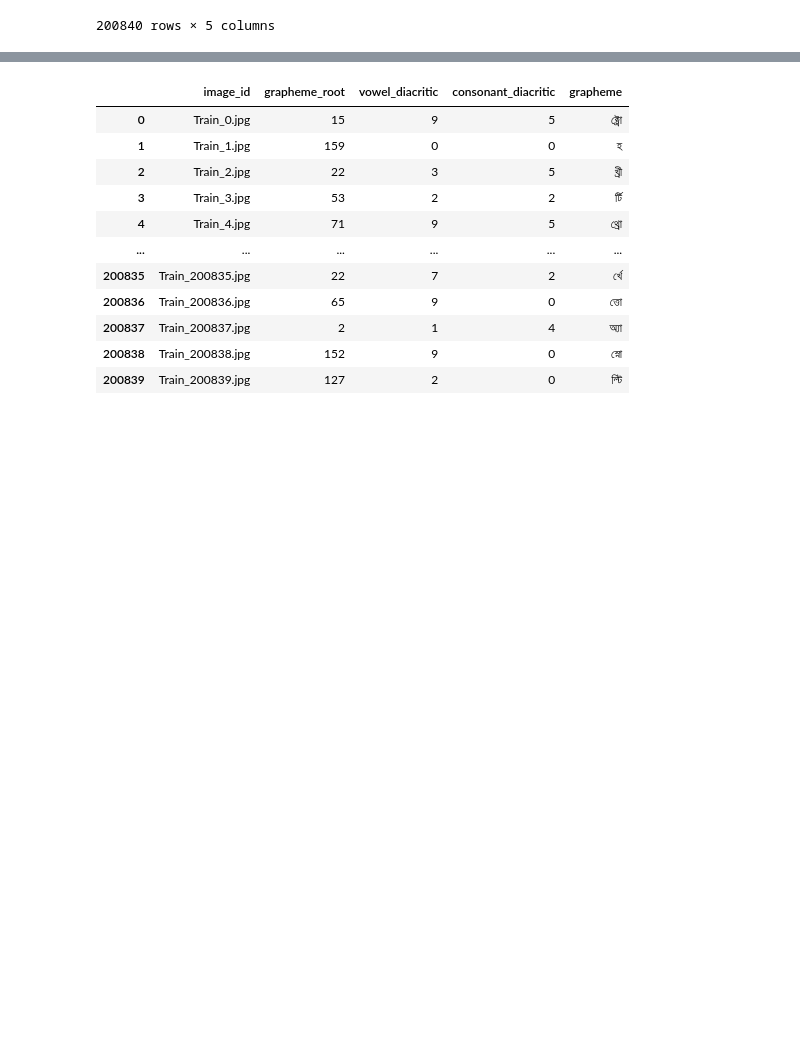
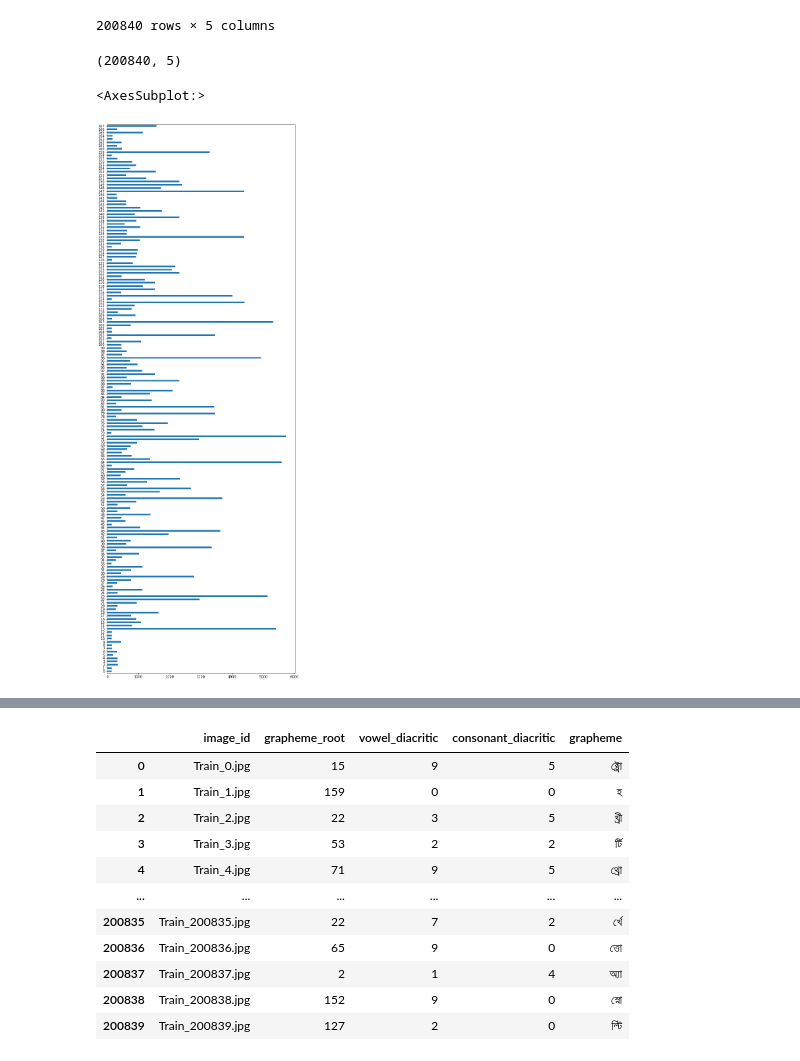
Before and after one commit to bethsung1011/capstone_2, a Jupyter notebook: src/3_29_2021_dry_run.ipynb, the cells around one changed output, grey strips where cells are left out. Saved outputs shown, nothing was run; the diff lists cells and outputs as text; code cells hidden in the pictures; blank space fills up the shorter version.

```diff
--- a/src/3_29_2021_dry_run.ipynb
+++ b/src/3_29_2021_dry_run.ipynb
@@ -50,3 +50,13 @@ df_index
 | 200838 | Train_200838 | 152 | 9 | 0 | স্নো |
 | 200839 | Train_200839 | 127 | 2 | 0 | ল্টি |
 200840 rows × 5 columns
+# %%
+df_index.shape
+# %% [output]
+(200840, 5)
+# %%
+plt.figure(figsize=(10,30))
+df_index['grapheme_root'].value_counts().sort_index().plot.barh()
+# %% [output]
+<AxesSubplot:>
+[figure, added]
```
Also changed, not shown: parts of 10 cells of this notebook, 1 other file.
